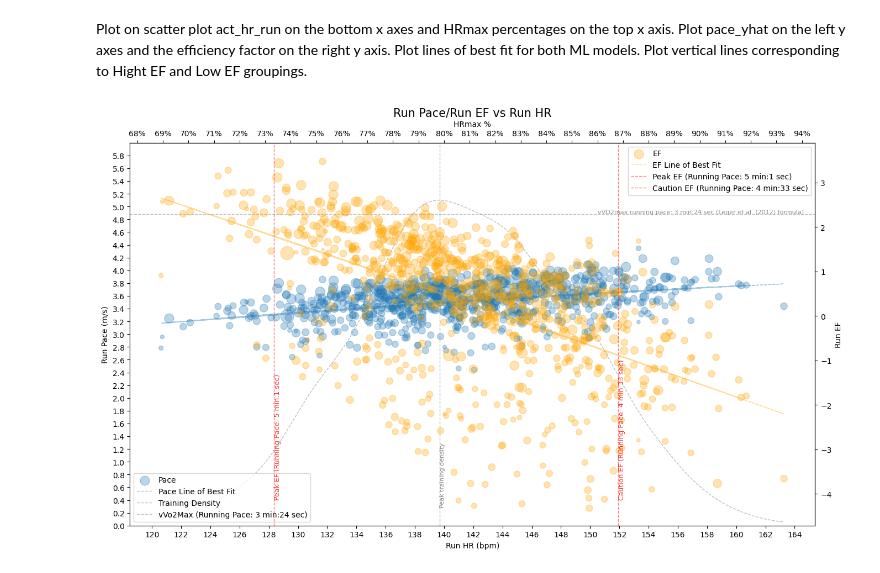
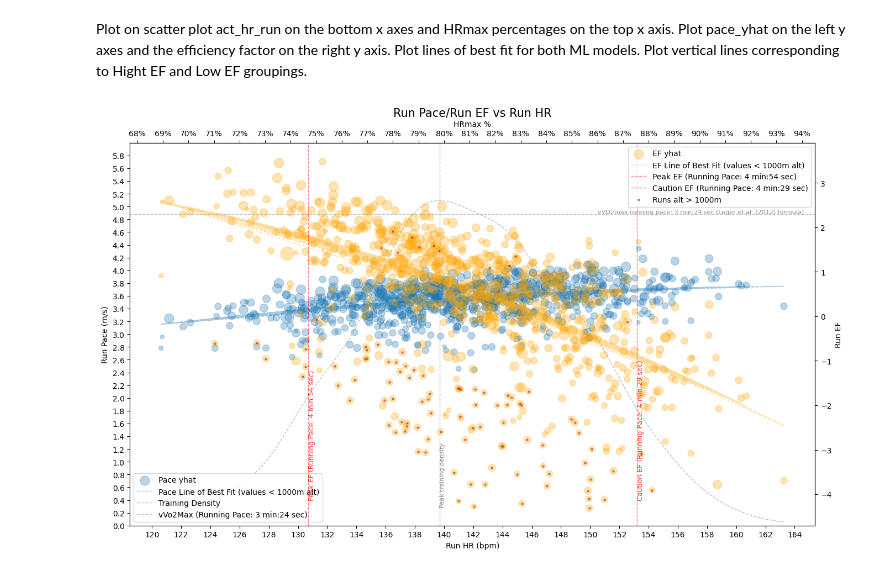
Before and after one commit to pgalko/ml_running_efficiency_predict, a Jupyter notebook: ML_Running_Efficiency_Prediction.ipynb, the cells around one changed output. Saved outputs shown, nothing was run; the diff lists cells and outputs as text; code cells hidden in the pictures.

```diff
--- a/ML_Running_Efficiency_Prediction.ipynb
+++ b/ML_Running_Efficiency_Prediction.ipynb
@@ -197,7 +197,7 @@ Plot lines of best fit for both ML models.
 Plot vertical lines corresponding to Hight EF and Low EF groupings.
 # %%
 size = (data_run['act_distance_run'] - np.min(data_run['act_distance_run']))/(np.max(data_run['act_distance_run']) - np.min(data_run['act_distance_run']))*300
-fig, ax1 = plt.subplots(figsize=(16,9))
+fig, ax1 = plt.subplots(figsize=(16, 9))
 ax1.set_ylim(0,6)
 ax1.set_xticks(np.arange(120, 180, 2))
 ax1.set_yticks(np.arange(0, 6, 0.2))
@@ -217,8 +217,8 @@ secax.set_xticklabels(['{}%'.format(x) for x in secax.get_xticks().tolist()])
 #set title
 ax1.set_title('Run Pace/Run EF vs Run HR', fontsize=15)
 
-#plot line of best fit
-z = np.polyfit(data_run['act_hr_run'], pace_yhat, 2)
+#Plot line of best fit. Exclude values with altitude over 1000m
+z = np.polyfit(data_run['act_hr_run'][data_run['act_altitude_run']<1000],pace_yhat[data_run['act_altitude_run']<1000], 2)
 p_pace = np.poly1d(z)
 ax1.plot(data_run['act_hr_run'],p_pace(data_run['act_hr_run']),linewidth=1,alpha=0.4,linestyle='--')
 
@@ -250,7 +250,7 @@ ax1.set_xlabel('Run HR (bpm)')
 ax1.set_ylabel('Run Pace (m/s)')
 
 #legend
-ax1.legend(['Pace','Pace Line of Best Fit','Training Density','vVo2Max (Running Pace: '+vvo2max_running_pace+')'],loc='lower left')
+ax1.legend(['Pace yhat','Pace Line of Best Fit (values < 1000m alt)','Training Density','vVo2Max (Running Pace: '+vvo2max_running_pace+')'],loc='lower left')
 
 # set the second y-axis
 ax2 = ax1.twinx()
@@ -273,10 +273,13 @@ for i in range(0, len(ef_yhat)):
 # find the index of the highest average and store in peak_ef variable
 max_yhat_avg_index = np.argmax(yhat_avg)
 peak_ef = yhat_avg[max_yhat_avg_index]
-#plot line of best fit
-z = np.polyfit(data_run['act_hr_run'],ef_yhat, 2)
+
+#Plot line of best fit. Exclude values with altitude over 1000m.
+#This gives a more accurate estimate of the Peak EF, however indicates that the GAP/Altitude correction factor might need to be adjusted.
+z = np.polyfit(data_run['act_hr_run'][data_run['act_altitude_run']<1000],ef_yhat[data_run['act_altitude_run']<1000], 2)
 p_ef = np.poly1d(z)
 ax2.plot(data_run['act_hr_run'],p_ef(data_run['act_hr_run']),c='orange',linewidth=1,alpha=0.4,linestyle='--')
+
 # draw a vertical line where the value of p_ef equals peak_ef
 x = np.linspace(min(data_run['act_hr_run']), max(data_run['act_hr_run']), 200)
 ax2.axvline(x=x[np.argmin(np.abs(p_ef(x)-peak_ef))], linewidth=1,color='red', alpha=0.5, linestyle='--')
@@ -290,33 +293,36 @@ minutes = pace-leftover
 seconds = leftover*60
 peak_ef_running_pace = str(int(minutes)) + ' min:' + str(int(seconds)) + ' sec'
 #add text to the line
 ax2.text(x[np.argmin(np.abs(p_ef(x)-peak_ef))], -4.1, 'Peak EF (Running Pace: '+peak_ef_running_pace+')', rotation=90, color='red', alpha=0.8, fontsize=9)
 
-# find the index of the lowest average and store in peak_tss variable
+# find the index of the lowest average and store in caution_ef variable
 min_yhat_avg_index = np.argmin(yhat_avg)
 caution_ef = yhat_avg[min_yhat_avg_index]
 # draw a vertical line where the value of p_ef equals caution_ef
 x = np.linspace(min(data_run['act_hr_run']), max(data_run['act_hr_run']), 200)
 ax2.axvline(x=x[np.argmin(np.abs(p_ef(x)-caution_ef))], linewidth=1,color='red', alpha=0.5, linestyle='--')
 
 #print the pace at the intersect of peak ef and pace line of best fit
 pace_at_caution_ef = p_pace(x[np.argmin(np.abs(p_ef(x)-caution_ef))])
 # convert the GAP fom m/s to min:sec per km
 pace = 1000/(pace_at_caution_ef*60)
 leftover = pace % 1
 minutes = pace-leftover
 seconds = leftover*60
 caution_ef_running_pace = str(int(minutes)) + ' min:' + str(int(seconds)) + ' sec'
 #add text to the line
 ax2.text(x[np.argmin(np.abs(p_ef(x)-caution_ef))], -4.1, 'Caution EF (Running Pace: '+caution_ef_running_pace+')', rotation=90, color='red', alpha=0.8, fontsize=9)
 
+#mark the values with the altitude > 1000m with a red dot
+ax2.scatter(data_run['act_hr_run'][data_run['act_altitude_run']>1000], ef_yhat[data_run['act_altitude_run']>1000],c='brown',s=5, alpha=0.5)
+
 #set labels
 ax2.set_ylabel('Run EF')
 
 #legend
-ax2.legend(['EF','EF Line of Best Fit','Peak EF (Running Pace: '+peak_ef_running_pace+')','Caution EF (Running Pace: '+caution_ef_running_pace+')'],loc='upper right')
+ax2.legend(['EF yhat','EF Line of Best Fit (values < 1000m alt)','Peak EF (Running Pace: '+peak_ef_running_pace+')','Caution EF (Running Pace: '+caution_ef_running_pace+')','Runs alt > 1000m'],loc='upper right')
 
 #show the plot
 plt.show()
 # %% [output]
-[figure, old version]
+[figure, new version]
```
Also changed, not shown: parts of 3 cells of this notebook.
